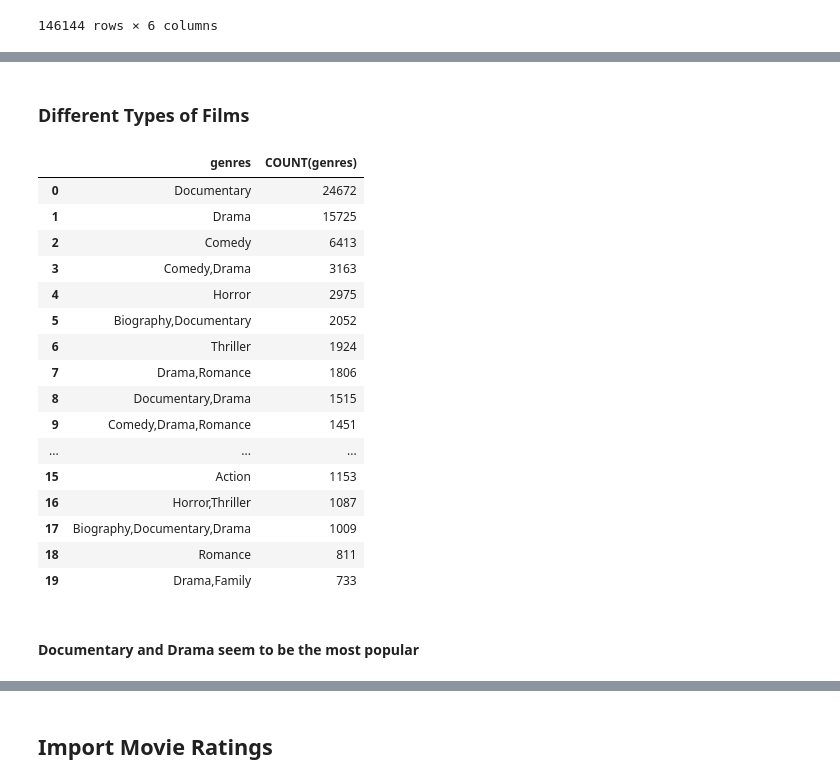
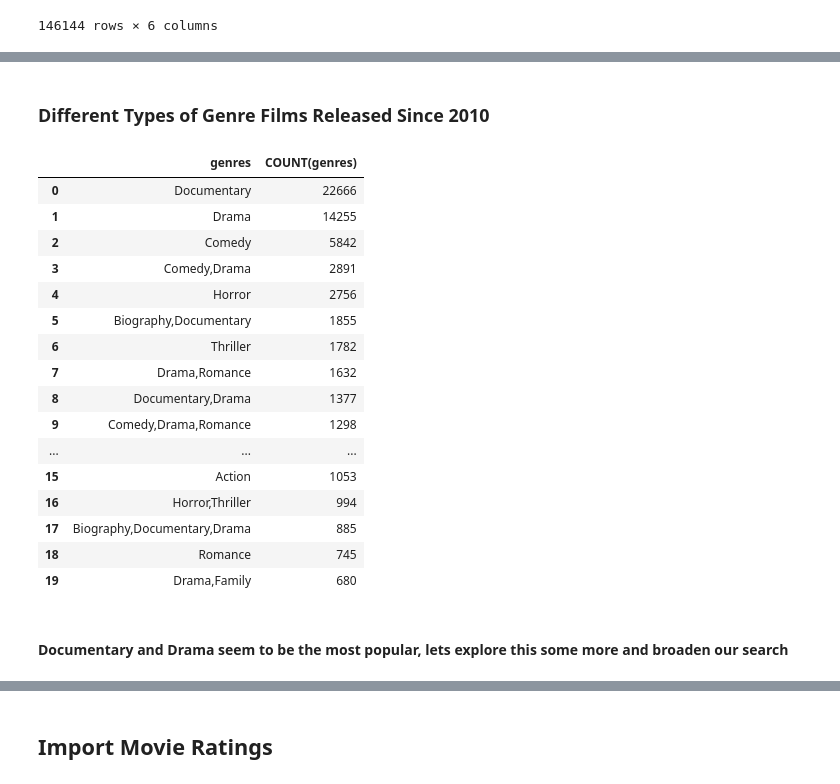
Before and after one commit to mrodberg/Pod1Capstone, a Jupyter notebook: Cam_Work.ipynb, the cells around one changed output, grey strips where cells are left out. Drawn from its saved outputs; the diff is of its cells as text; code cells hidden in the pictures.

```diff
--- a/Cam_Work.ipynb
+++ b/Cam_Work.ipynb
@@ -129,40 +138,41 @@ FROM movie_basics
 # %% [markdown]
-<H3> Different Types of Films
+<H3> Different Types of Genre Films Released Since 2010
 # %%
 ## FOUND OUT HOW MANY TYPES OF GENRE FILMS THERE ARE
 
 conn = sqlite3.connect("zippedData/im.db")
 
 pd.read_sql("""
 SELECT Genres ,COUNT(genres)
 
 FROM movie_basics
-WHERE runtime_minutes NOT LIKE 'NaN'
+WHERE runtime_minutes NOT LIKE 'NaN' AND start_year > 2010
+
 GROUP BY genres
 ORDER BY COUNT(genres) DESC
 
 LIMIT 20;
 
 """,conn)
 
 ### LOTS OF DOCUMENTARY AND DRAMA MOVIES
 # %% [output]
 |  | genres | COUNT(genres) |
-| 0 | Documentary | 24672 |
-| 1 | Drama | 15725 |
-| 2 | Comedy | 6413 |
-| 3 | Comedy,Drama | 3163 |
-| 4 | Horror | 2975 |
-| 5 | Biography,Documentary | 2052 |
-| 6 | Thriller | 1924 |
-| 7 | Drama,Romance | 1806 |
-| 8 | Documentary,Drama | 1515 |
-| 9 | Comedy,Drama,Romance | 1451 |
+| 0 | Documentary | 22666 |
+| 1 | Drama | 14255 |
+| 2 | Comedy | 5842 |
+| 3 | Comedy,Drama | 2891 |
+| 4 | Horror | 2756 |
+| 5 | Biography,Documentary | 1855 |
+| 6 | Thriller | 1782 |
+| 7 | Drama,Romance | 1632 |
+| 8 | Documentary,Drama | 1377 |
+| 9 | Comedy,Drama,Romance | 1298 |
 | ... | ... | ... |
-| 15 | Action | 1153 |
-| 16 | Horror,Thriller | 1087 |
-| 17 | Biography,Documentary,Drama | 1009 |
-| 18 | Romance | 811 |
-| 19 | Drama,Family | 733 |
+| 15 | Action | 1053 |
+| 16 | Horror,Thriller | 994 |
+| 17 | Biography,Documentary,Drama | 885 |
+| 18 | Romance | 745 |
+| 19 | Drama,Family | 680 |
 # %% [markdown]
-<h4> Documentary and Drama seem to be the most popular
+<h4> Documentary and Drama seem to be the most popular, lets explore this some more and broaden our search
```
Also changed, not shown: parts of 36 cells of this notebook.
